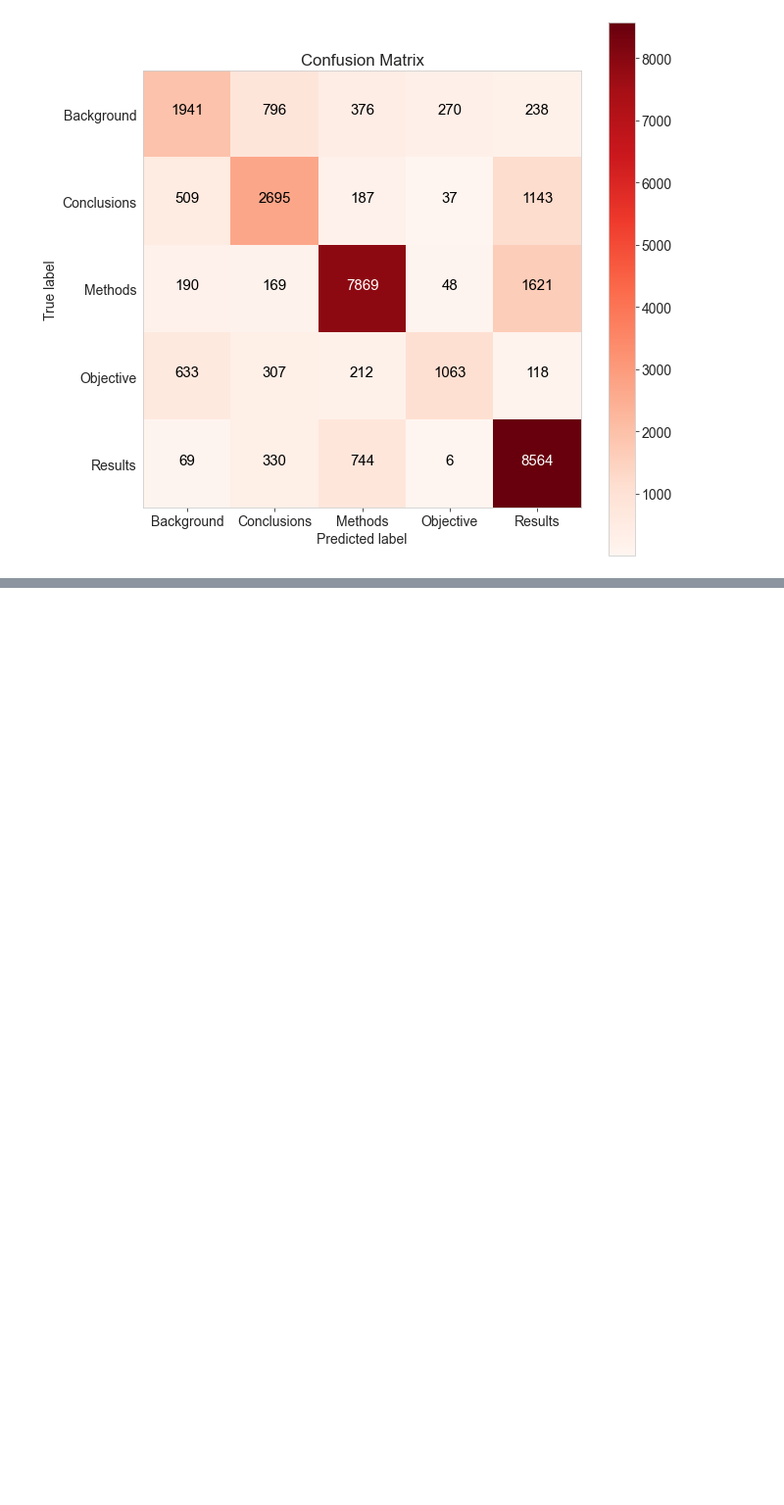
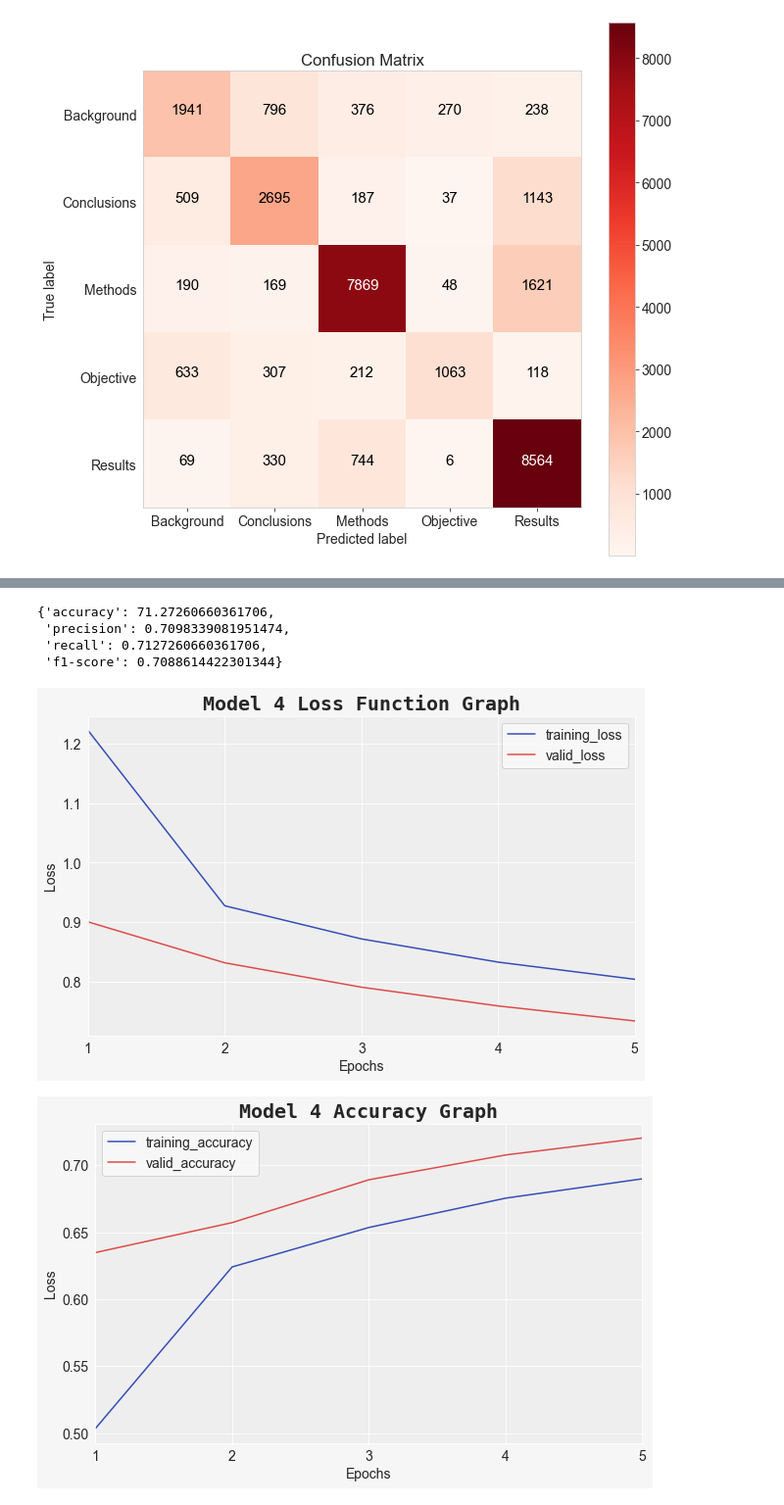
Before and after one commit to Maverick1617/Data_Science, a Jupyter notebook: Paper Implementation/PubMed 200k RCT/Notebook.ipynb, the cells around one changed output, grey strips where cells are left out. Shown at 98% size. Drawn from its saved outputs; the diff is of its cells as text; code cells hidden in the pictures; blank space fills up the shorter version.

Commit message:
added model 4

```diff
--- a/Paper Implementation/PubMed 200k RCT/Notebook.ipynb
+++ b/Paper Implementation/PubMed 200k RCT/Notebook.ipynb
@@ -611,0 +628,5 @@ make_confusion_matrix(y_true=etest_labels, y_pred=model_3_preds, classes=mat_cla
+# %%
+char_vector_layer = tf.keras.layers.experimental.preprocessing.TextVectorization(max_tokens=70,
+                                                                          output_sequence_length=os_length)
+char_vector_layer.adapt(train_chars)
+vocab_size = len(char_vector_layer.get_vocabulary())
@@ -611,0 +700,6 @@ make_confusion_matrix(y_true=etest_labels, y_pred=model_3_preds, classes=mat_cla
+# %%
+train_concat_data = tf.data.Dataset.from_tensor_slices((train_sen, train_chars)) # Making concatenate data
+train_concat_labels = tf.data.Dataset.from_tensor_slices(train_labels) # Making concatenate labels
+train_concat_dataset = tf.data.Dataset.zip((train_concat_data,
+                                            train_concat_labels)
+                                          ).batch(32).prefetch(tf.data.AUTOTUNE) # Combining data and labels
@@ -611,0 +712,6 @@ make_confusion_matrix(y_true=etest_labels, y_pred=model_3_preds, classes=mat_cla
+# %%
+val_concat_data = tf.data.Dataset.from_tensor_slices((val_sen, val_chars)) # Making concatenate data
+val_concat_labels = tf.data.Dataset.from_tensor_slices(val_labels) # Making concatenate labels
+val_concat_dataset = tf.data.Dataset.zip((val_concat_data,
+                                            val_concat_labels)
+                                          ).batch(32).prefetch(tf.data.AUTOTUNE) # Combining data and labels
@@ -611,0 +726,2 @@ make_confusion_matrix(y_true=etest_labels, y_pred=model_3_preds, classes=mat_cla
+# %%
+his_4 = model_4.fit(train_concat_dataset, epochs=5, validation_data=val_concat_dataset)
@@ -611,0 +745,13 @@ make_confusion_matrix(y_true=etest_labels, y_pred=model_3_preds, classes=mat_cla
+# %%
+calculate_result(y_true=etest_labels, y_predict=model_4_preds)
+# %% [output]
+{'accuracy': 71.27260660361706,
+ 'precision': 0.7098339081951474,
+ 'recall': 0.7127260660361706,
+ 'f1-score': 0.7088614422301344}
+# %%
+niffo_plotter.plot_model_history_loss(his_4, model_name="Model 4")
+niffo_plotter.plot_model_history_accuracy(his_4, model_name="Model 4")
+# %% [output]
+[figure, added]
+[figure, added]
```
Also changed, not shown: parts of 12 cells of this notebook.
